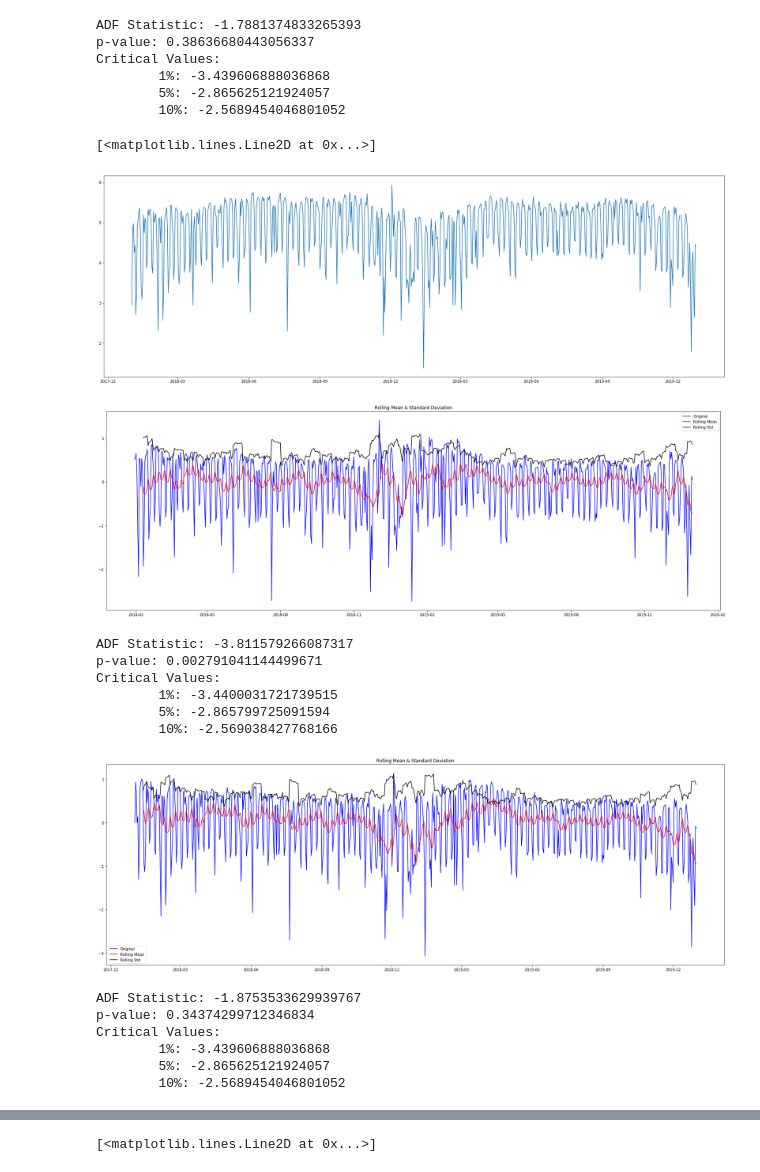
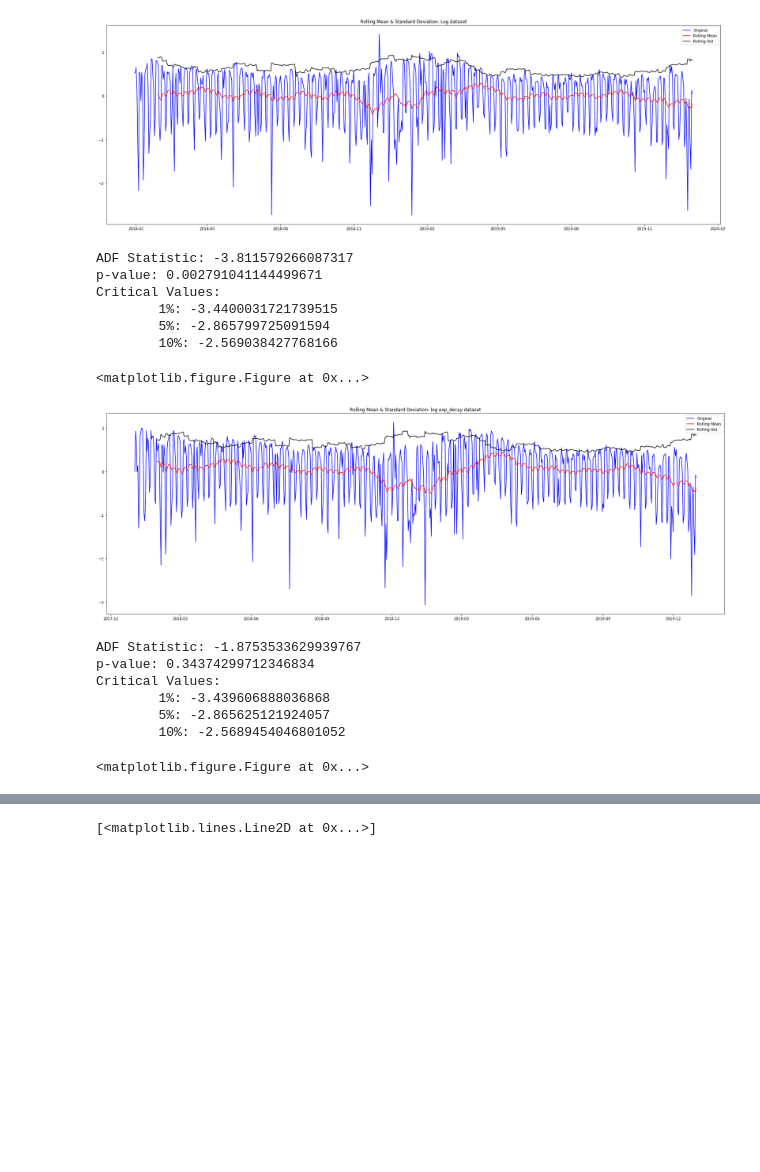
Before and after one commit to HMMJ-1991/bike-sharing, a Jupyter notebook: scripts/demand_by_member_type.ipynb, the cells around one changed output, grey strips where cells are left out. Cells and saved outputs as stored; diff of their text form; code cells hidden in the pictures; blank space fills up the shorter version.

```diff
--- a/scripts/demand_by_member_type.ipynb
+++ b/scripts/demand_by_member_type.ipynb
@@ -7,12 +7,3 @@ from statsmodels.tsa.seasonal import seasonal_decompose
 from statsmodels.tsa.arima_model import ARIMA
 from pandas.plotting import register_matplotlib_converters
 register_matplotlib_converters()
-# %%
-
-df = pd.read_csv('../data/member_daily_training.csv', parse_dates = ['date'], index_col = ['date'])
-# df.head()
-print(df.columns)
-fig, ax = plt.subplots(figsize=(30,10))
-plt.xlabel('Date')
-plt.ylabel('Number of users')
-plt.plot(df)
@@ -38,71 +47,35 @@ plt.show()
-# %%
-result = adfuller(df['number of users'])
-print('ADF Statistic: {}'.format(result[0]))
-print('p-value: {}'.format(result[1]))
-print('Critical Values:')
-for key, value in result[4].items():
-    print('\t{}: {}'.format(key, value))
-# %% [output]
-ADF Statistic: -1.7881374833265393
-p-value: 0.38636680443056337
-Critical Values:
-        1%: -3.439606888036868
-        5%: -2.865625121924057
-        10%: -2.5689454046801052
-# %%
-df_log = np.log(df)
-fig, ax = plt.subplots(figsize=(30,10))
-plt.plot(df_log)
-# %% [output]
-[<matplotlib.lines.Line2D at 0x...>]
-[figure, removed]
-# %%
-def get_stationarity(timeseries):
-
-    # rolling statistics
-    rolling_mean = timeseries.rolling(window=12).mean()
-    rolling_std = timeseries.rolling(window=12).std()
-
-    # rolling statistics plot
-    fig, ax = plt.subplots(figsize=(30,10))
-    original = plt.plot(timeseries, color='blue', label='Original')
-    mean = plt.plot(rolling_mean, color='red', label='Rolling Mean')
-    std = plt.plot(rolling_std, color='black', label='Rolling Std')
-    plt.legend(loc='best')
-    plt.title('Rolling Mean & Standard Deviation')
-    plt.show(block=False)
-
-    # Dickey–Fuller test:
-    result = adfuller(timeseries['number of users'])
-    print('ADF Statistic: {}'.format(result[0]))
-    print('p-value: {}'.format(result[1]))
-    print('Critical Values:')
-    for key, value in result[4].items():
-        print('\t{}: {}'.format(key, value))
 # %%
+# take the log values
+df_log = np.log(df)
+
 rolling_mean = df_log.rolling(window=30).mean()
 df_log_minus_mean = df_log - rolling_mean
 df_log_minus_mean.dropna(inplace=True)
-get_stationarity(df_log_minus_mean)
+get_stationarity(df_log_minus_mean, 'Rolling Mean & Standard Deviation: Log dataset',
+                 '../Figures/rolling_mean_std_log_values.png')
 # %% [output]
-[figure, old version]
+[figure, new version]
 ADF Statistic: -3.811579266087317
 p-value: 0.002791041144499671
 Critical Values:
         1%: -3.4400031721739515
         5%: -2.865799725091594
         10%: -2.569038427768166
+<matplotlib.figure.Figure at 0x...>
 # %%
+# stationarity check : exp_decay
 rolling_mean_exp_decay = df_log.ewm(halflife=30, min_periods=0, adjust=True).mean()
 df_log_exp_decay = df_log - rolling_mean_exp_decay
 df_log_exp_decay.dropna(inplace=True)
-get_stationarity(df_log_exp_decay)
+get_stationarity(df_log_exp_decay, 'Rolling Mean & Standard Deviation: log exp_decay dataset',
+                 '../Figures/rolling_mean_std_log_exp_decay.png')
 # %% [output]
-[figure, old version]
+[figure, new version]
 ADF Statistic: -1.8753533629939767
 p-value: 0.34374299712346834
 Critical Values:
         1%: -3.439606888036868
         5%: -2.865625121924057
         10%: -2.5689454046801052
+<matplotlib.figure.Figure at 0x...>
 # %%
```
Also changed, not shown: parts of 13 cells of this notebook.
